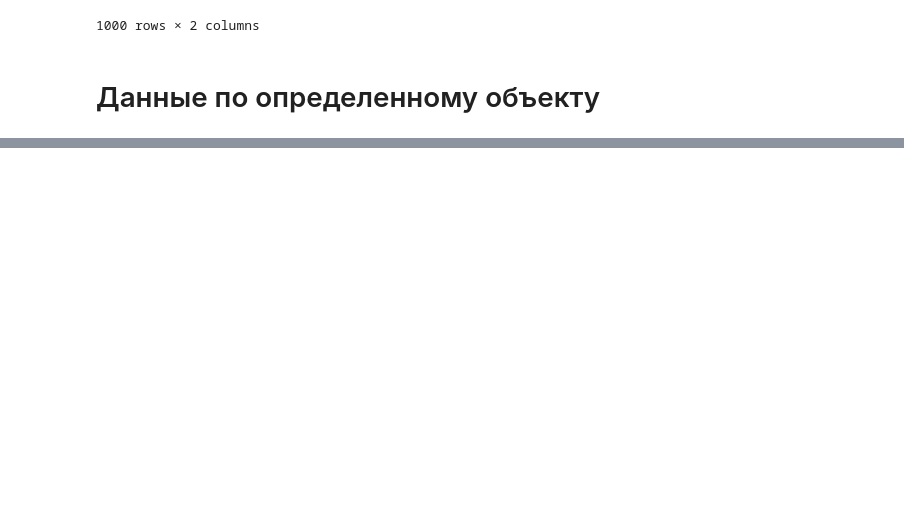
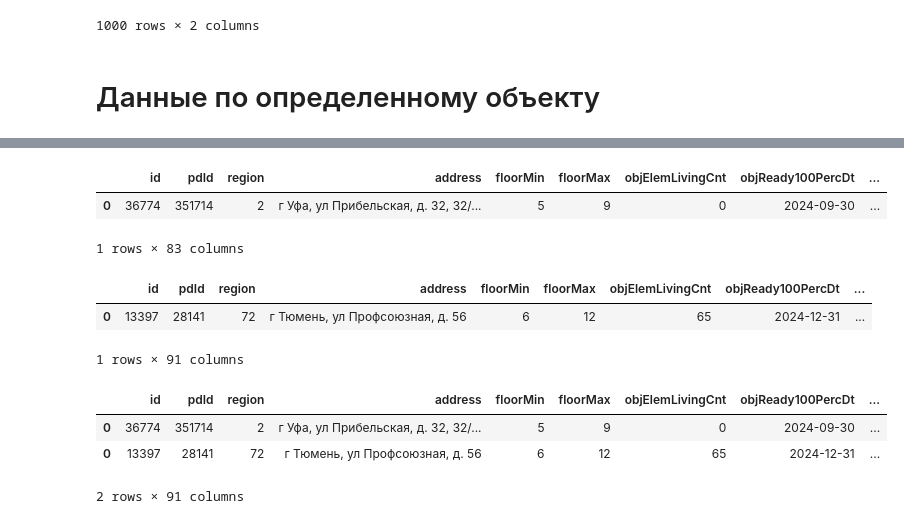
Before and after one commit to pavtens/train, a Jupyter notebook: homework 2.ipynb, the cells around one changed output, grey strips where cells are left out. Cells and saved outputs as stored; diff of their text form; code cells hidden in the pictures; blank space fills up the shorter version.

```diff
--- a/homework 2.ipynb
+++ b/homework 2.ipynb
@@ -293,4 +290,7 @@ pd.read_sql('SELECT objId, objFloorMax FROM output_sql', conn)
 # %% [markdown]
 # Данные по определенному объекту
 # %%
-url = f'https://xn--80az8a.xn--d1aqf.xn--p1ai/%D1%81%D0%B5%D1%80%D0%B2%D0%B8%D1%81%D1%8B/api/object/36774'
+# потренируемся на объединении датафреймов двух объектов
+url_1 = f'https://xn--80az8a.xn--d1aqf.xn--p1ai/%D1%81%D0%B5%D1%80%D0%B2%D0%B8%D1%81%D1%8B/api/object/36774'
+res_1 = requests.get(url_1)
+objects_data_1 = res_1.json()
@@ -324,0 +297,29 @@ import pandas as pd
+# %%
+objects_list_1 = objects_data_1.get('data')
+df_1 = pd.json_normalize(objects_list_1)
+df_1.tail()
+# %% [output]
+|  | id | pdId | region | address | floorMin | floorMax | objElemLivingCnt | objReady100PercDt | ... |
+| 0 | 36774 | 351714 | 2 | г Уфа, ул Прибельская, д. 32, 32/... | 5 | 9 | 0 | 2024-09-30 | ... |
+1 rows × 83 columns
+# %%
+url_2 = f'https://xn--80az8a.xn--d1aqf.xn--p1ai/%D1%81%D0%B5%D1%80%D0%B2%D0%B8%D1%81%D1%8B/api/object/13397'
+res_2 = requests.get(url_2)
+objects_data_2 = res_2.json()
+
+objects_list_2 = objects_data_2.get('data')
+df_2 = pd.json_normalize(objects_list_2)
+df_2.tail()
+# %% [output]
+|  | id | pdId | region | address | floorMin | floorMax | objElemLivingCnt | objReady100PercDt | ... |
+| 0 | 13397 | 28141 | 72 | г Тюмень, ул Профсоюзная, д. 56 | 6 | 12 | 65 | 2024-12-31 | ... |
+1 rows × 91 columns
+# %%
+# мержим два df по вертикали
+dfdf = pd.concat([df_1, df_2])
+dfdf
+# %% [output]
+|  | id | pdId | region | address | floorMin | floorMax | objElemLivingCnt | objReady100PercDt | ... |
+| 0 | 36774 | 351714 | 2 | г Уфа, ул Прибельская, д. 32, 32/... | 5 | 9 | 0 | 2024-09-30 | ... |
+| 0 | 13397 | 28141 | 72 | г Тюмень, ул Профсоюзная, д. 56 | 6 | 12 | 65 | 2024-12-31 | ... |
+2 rows × 91 columns
```
Also changed, not shown: parts of 26 cells of this notebook.
